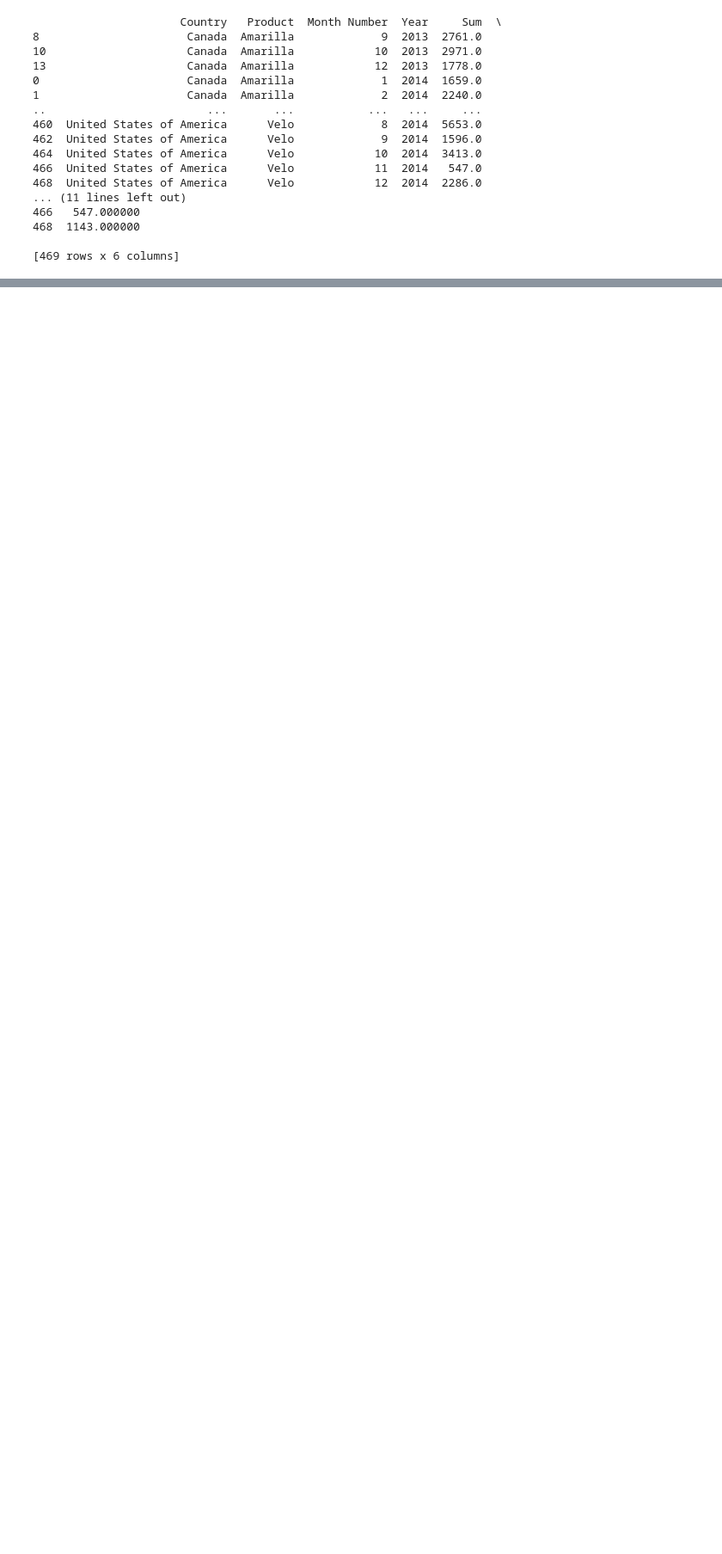
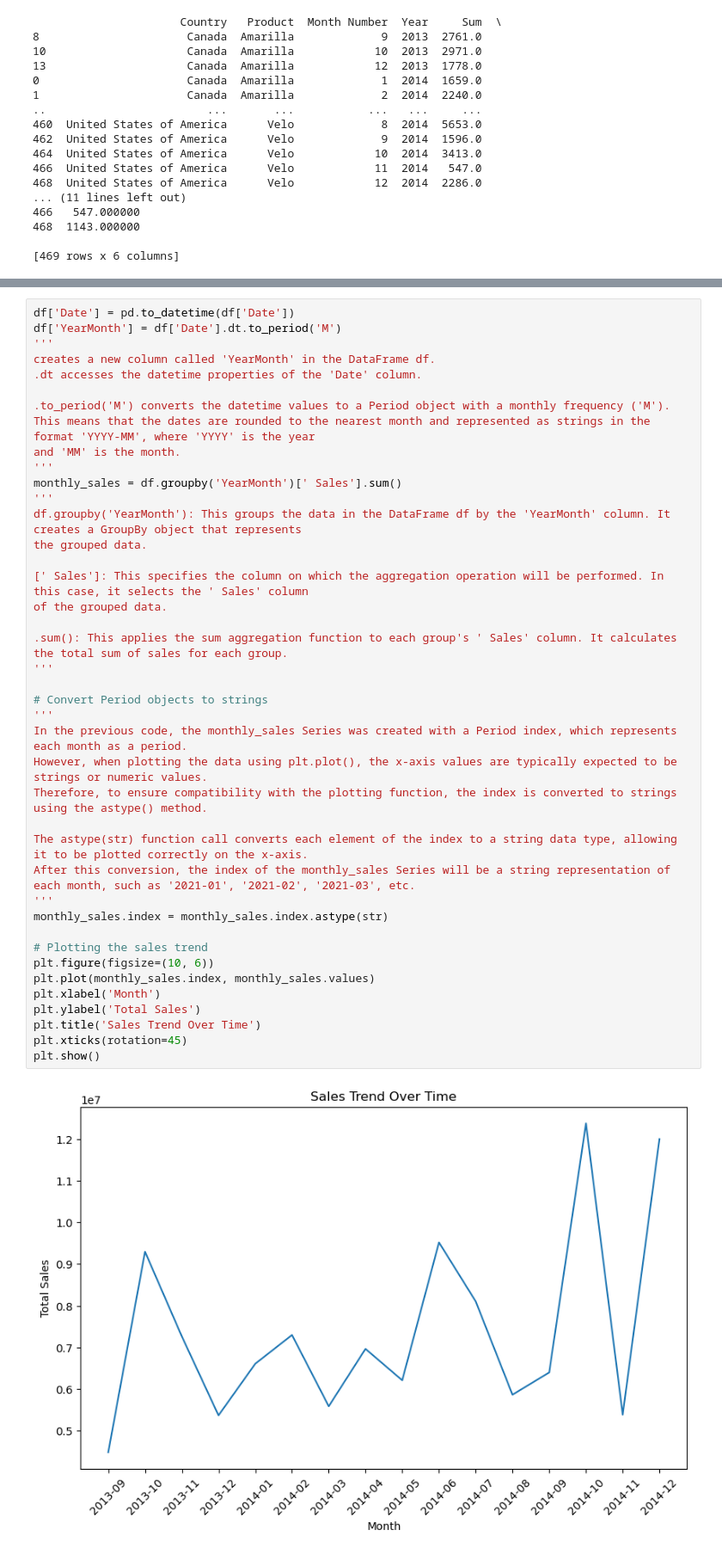
Before and after one commit to nasiana/job-interview-project, a Jupyter notebook: python_analysis.ipynb, the cells around one changed output, grey strips where cells are left out. Shown: that part at 86% size. Cells and saved outputs as stored; diff of their text form; blank space fills up the shorter version.

```diff
--- a/python_analysis.ipynb
+++ b/python_analysis.ipynb
@@ -259,0 +263,43 @@ print(result)
+# %%
+df['Date'] = pd.to_datetime(df['Date'])
+df['YearMonth'] = df['Date'].dt.to_period('M')
+'''
+creates a new column called 'YearMonth' in the DataFrame df.
+.dt accesses the datetime properties of the 'Date' column.
+
+.to_period('M') converts the datetime values to a Period object with a monthly frequency ('M').
+This means that the dates are rounded to the nearest month and represented as strings in the format 'YYYY-MM', where 'YYYY' is the year
+and 'MM' is the month.
+'''
+monthly_sales = df.groupby('YearMonth')[' Sales'].sum()
+'''
+df.groupby('YearMonth'): This groups the data in the DataFrame df by the 'YearMonth' column. It creates a GroupBy object that represents
+the grouped data.
+
+[' Sales']: This specifies the column on which the aggregation operation will be performed. In this case, it selects the ' Sales' column
+of the grouped data.
+
+.sum(): This applies the sum aggregation function to each group's ' Sales' column. It calculates the total sum of sales for each group.
+'''
+
+# Convert Period objects to strings
+'''
+In the previous code, the monthly_sales Series was created with a Period index, which represents each month as a period.
+However, when plotting the data using plt.plot(), the x-axis values are typically expected to be strings or numeric values.
+Therefore, to ensure compatibility with the plotting function, the index is converted to strings using the astype() method.
+
+The astype(str) function call converts each element of the index to a string data type, allowing it to be plotted correctly on the x-axis.
+After this conversion, the index of the monthly_sales Series will be a string representation of each month, such as '2021-01', '2021-02', '2021-03', etc.
+'''
+monthly_sales.index = monthly_sales.index.astype(str)
+
+# Plotting the sales trend
+plt.figure(figsize=(10, 6))
+plt.plot(monthly_sales.index, monthly_sales.values)
+plt.xlabel('Month')
+plt.ylabel('Total Sales')
+plt.title('Sales Trend Over Time')
+plt.xticks(rotation=45)
+plt.show()
+# %% [output]
+[figure, added]
```
Also changed, not shown: parts of 3 cells of this notebook, 4 other files.
